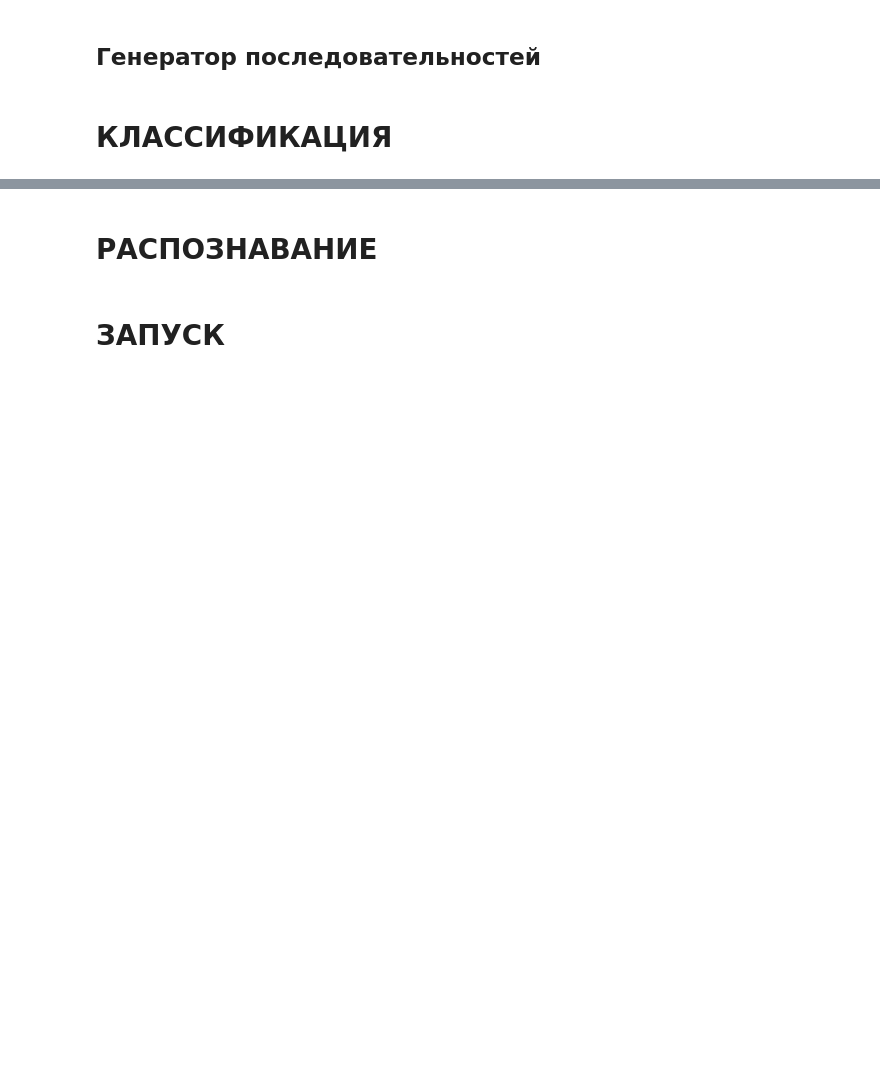
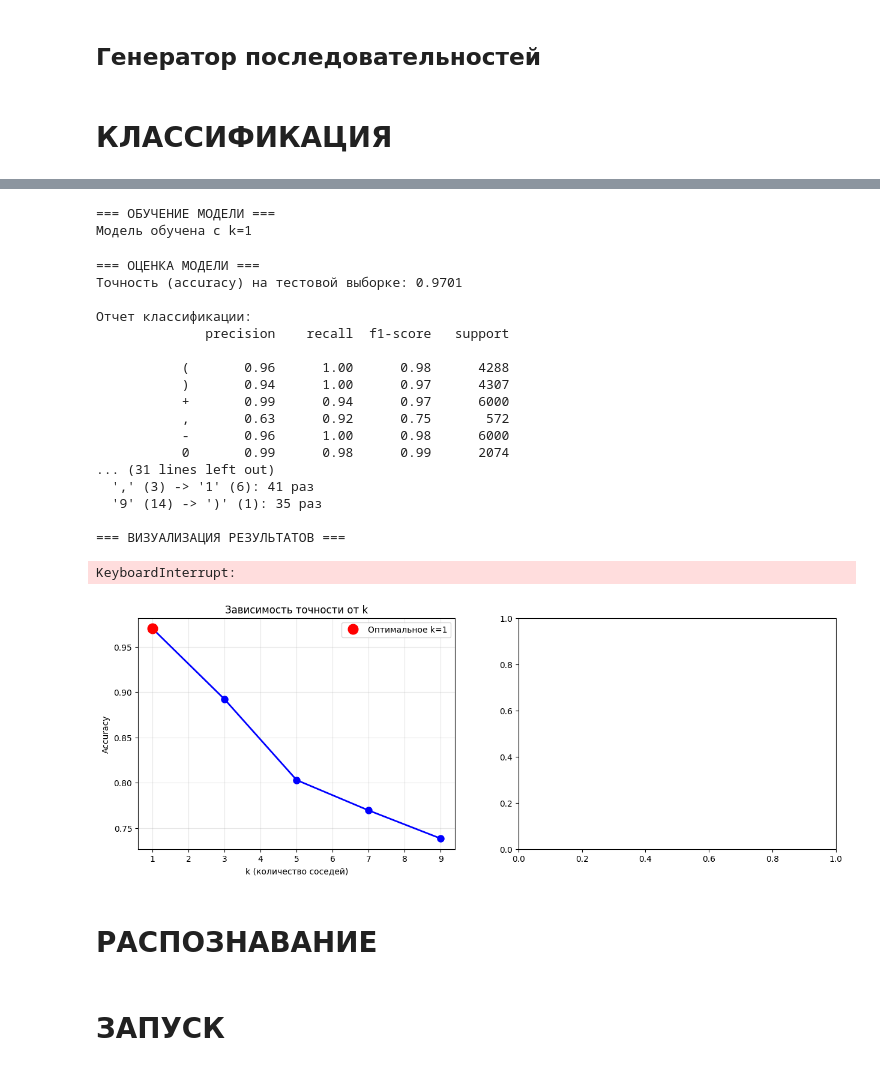
Before and after one commit to Serebro1/UNN_DE_IP_HomeTasks, a Jupyter notebook: 09_image_date_in_data_analysis/DE_IP_HomeTask_8_9.ipynb, the cells around one changed output, grey strips where cells are left out. Cells and saved outputs as stored; diff of their text form; code cells hidden in the pictures; blank space fills up the shorter version.

```diff
--- a/09_image_date_in_data_analysis/DE_IP_HomeTask_8_9.ipynb
+++ b/09_image_date_in_data_analysis/DE_IP_HomeTask_8_9.ipynb
@@ -119,7 +119,8 @@ class CharDataset:
                 img = cv2.imread(img_path)
 
                 if img is not None:
-                    img = cv2.resize(img, (self.img_size, self.img_size))
+                    if (img.shape[0] != self.img_size):
+                        img = cv2.resize(img, (self.img_size, self.img_size))
                     images.append(img)
 
             # Используем display_char (с заменой 'times' на '*') как ключ
@@ -509,0 +499,12 @@ class CharClassifier:
+# %%
+char_dataset = CharDataset('./data', img_size=40, max_images_per_char=20000)
+
+
+print("=== ЗАГРУЗКА ИСХОДНЫХ ДАННЫХ ===")
+print(f"Найдено папок: {len(char_dataset.name_folders)}")
+print(f"Имена папок: {char_dataset.name_folders}")
+print(f"После замены 'times' на '*': {char_dataset.available_chars}")
+
+print(f"Создан датасет: {char_dataset}")
+
+char_dataset.print_loading_stats()
@@ -509,0 +529,8 @@ class CharClassifier:
+# %%
+# Создаем классификатор
+classifier = CharClassifier(char_dataset)
+
+# Подготавливаем данные
+print("=== ПОДГОТОВКА ДАННЫХ ===")
+classifier.prepare_data(test_size=0.3)
+print_data_preparation_info(classifier)
@@ -510,3 +577,48 @@ class CharClassifier:
+# %%
+# Обучаем модель с оптимальным k
+print("\n=== ОБУЧЕНИЕ МОДЕЛИ ===")
+classifier.train_best_model()
+print(f"Модель обучена с k={classifier.best_k}")
+# %% [output]
+=== ОБУЧЕНИЕ МОДЕЛИ ===
+Модель обучена с k=1
+# %%
+# Оцениваем модель
+print("\n=== ОЦЕНКА МОДЕЛИ ===")
+accuracy, cm, y_pred = print_model_evaluation(classifier, detailed_analysis=True)
+
+# Визуализируем результаты
+print("\n=== ВИЗУАЛИЗАЦИЯ РЕЗУЛЬТАТОВ ===")
+plot_results(classifier)
+
+# Показываем примеры предсказаний
+print("\n=== ПРИМЕРЫ ПРЕДСКАЗАНИЙ ===")
+show_sample_predictions(classifier, 10)
+
+# Дополнительная информация
+print("\n=== ДОПОЛНИТЕЛЬНАЯ ИНФОРМАЦИЯ ===")
+print(f"Оптимальный классификатор: k-NN с k={classifier.best_k}")
+print(f"Точность классификации: {accuracy:.4f}")
+# %% [output]
+=== ОЦЕНКА МОДЕЛИ ===
+Точность (accuracy) на тестовой выборке: 0.9701
+
+Отчет классификации:
+              precision    recall  f1-score   support
+
+           (       0.96      1.00      0.98      4288
+           )       0.94      1.00      0.97      4307
+           +       0.99      0.94      0.97      6000
+           ,       0.63      0.92      0.75       572
+           -       0.96      1.00      0.98      6000
+           0       0.99      0.98      0.99      2074
+... (31 lines left out)
+  ',' (3) -> '1' (6): 41 раз
+  '9' (14) -> ')' (1): 35 раз
+
+=== ВИЗУАЛИЗАЦИЯ РЕЗУЛЬТАТОВ ===
+KeyboardInterrupt:
+[figure, added]
 # %% [markdown]
 # РАСПОЗНАВАНИЕ
 # %%
```
Also changed, not shown: parts of 12 cells of this notebook.
